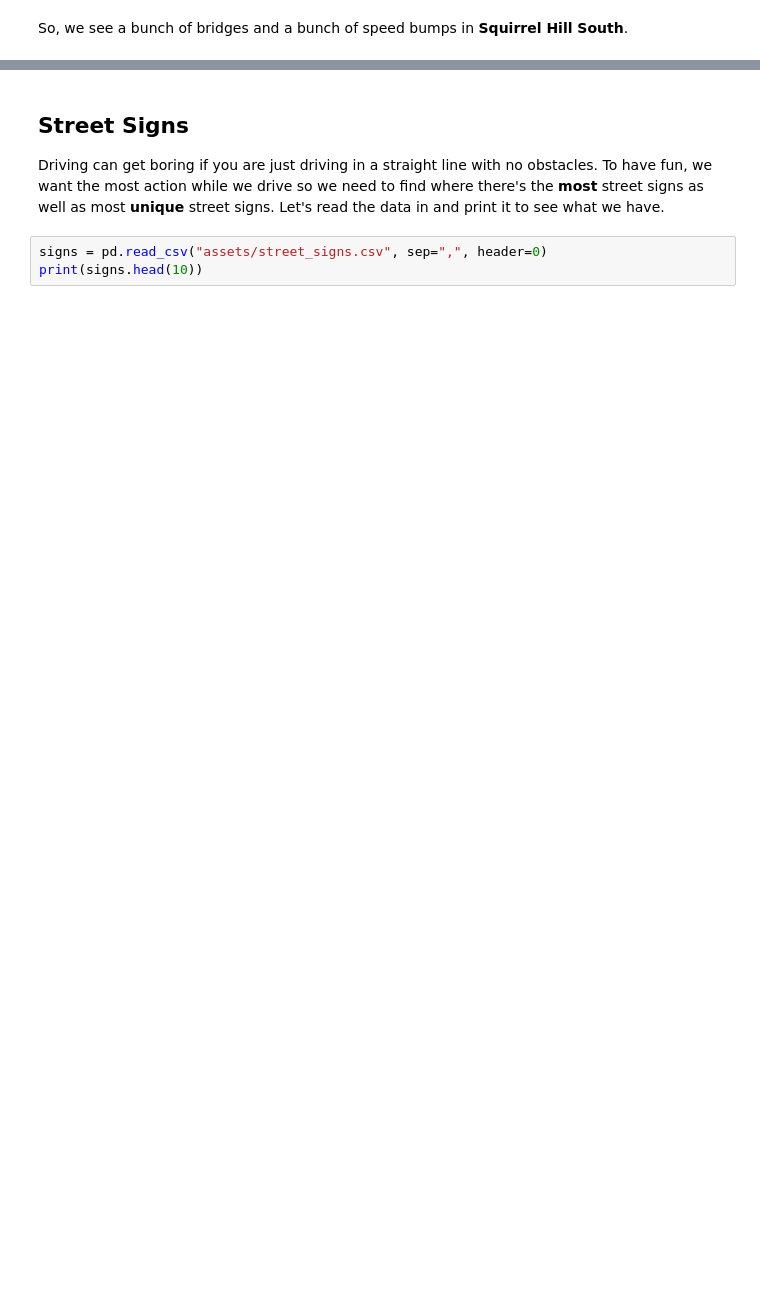
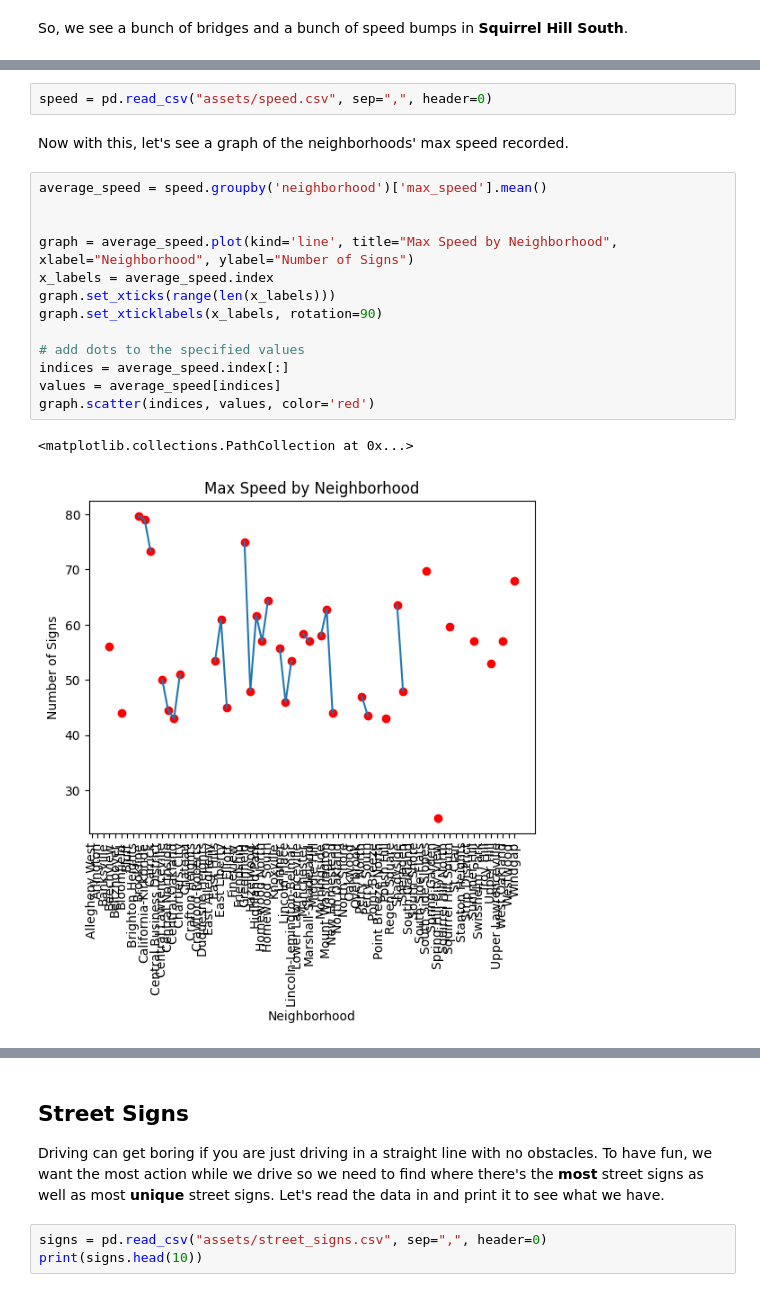
Before and after one commit to patelpratham11/Final_Project, a Jupyter notebook: Final_Report.ipynb, the cells around one changed output, grey strips where cells are left out. Drawn from its saved outputs; the diff is of its cells as text; blank space fills up the shorter version.

```diff
--- a/Final_Report.ipynb
+++ b/Final_Report.ipynb
@@ -180,0 +117,20 @@ So... according to the data, the Pittsburgh neighborhood with the least amount o
+# %%
+speed = pd.read_csv("assets/speed.csv", sep=",", header=0)
+# %% [markdown]
+Now with this, let's see a graph of the neighborhoods' max speed recorded.
+# %%
+average_speed = speed.groupby('neighborhood')['max_speed'].mean()
+
+
+graph = average_speed.plot(kind='line', title="Max Speed by Neighborhood", xlabel="Neighborhood", ylabel="Number of Signs")
+x_labels = average_speed.index
+graph.set_xticks(range(len(x_labels)))
+graph.set_xticklabels(x_labels, rotation=90)
+
+# add dots to the specified values
+indices = average_speed.index[:]
+values = average_speed[indices]
+graph.scatter(indices, values, color='red')
+# %% [output]
+<matplotlib.collections.PathCollection at 0x...>
+[figure, added]
```
Also changed, not shown: parts of 26 cells of this notebook, 5 other files.
